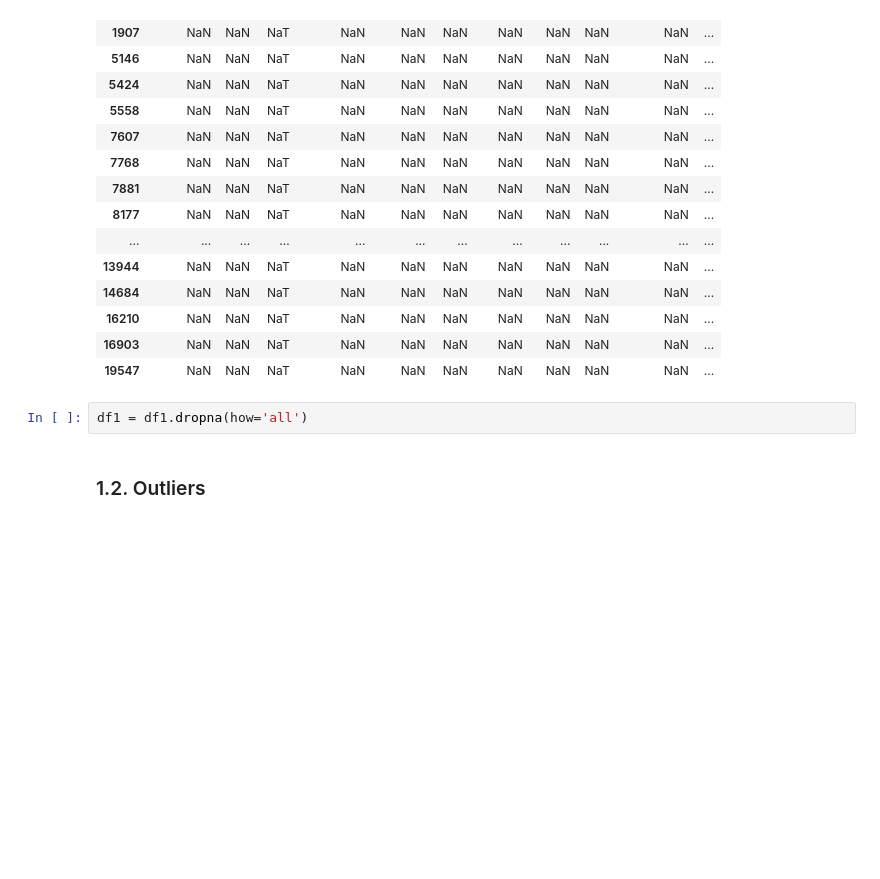
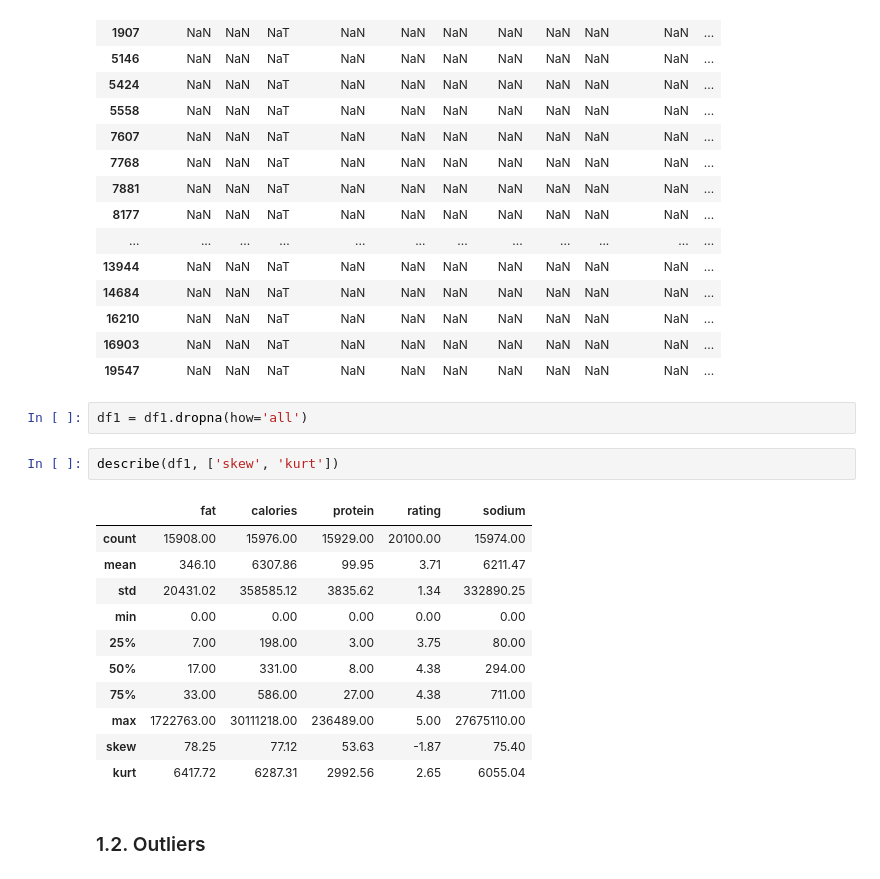
Before and after one commit to LucasZng/Oncase_Test, a Jupyter notebook: desafio_oncase_EDA.ipynb, the cells around one changed output. Saved outputs shown, nothing was run; the diff lists cells and outputs as text; blank space fills up the shorter version.

```diff
--- a/desafio_oncase_EDA.ipynb
+++ b/desafio_oncase_EDA.ipynb
@@ -134,6 +134,20 @@ df1[df1.title.isnull()]
 | 19547 | NaN | NaN | NaT | NaN | NaN | NaN | NaN | NaN | NaN | NaN | ... |
 # %%
 df1 = df1.dropna(how='all')
+# %%
+describe(df1, ['skew', 'kurt'])
+# %% [output]
+|  | fat | calories | protein | rating | sodium |
+| count | 15908.00 | 15976.00 | 15929.00 | 20100.00 | 15974.00 |
+| mean | 346.10 | 6307.86 | 99.95 | 3.71 | 6211.47 |
+| std | 20431.02 | 358585.12 | 3835.62 | 1.34 | 332890.25 |
+| min | 0.00 | 0.00 | 0.00 | 0.00 | 0.00 |
+| 25% | 7.00 | 198.00 | 3.00 | 3.75 | 80.00 |
+| 50% | 17.00 | 331.00 | 8.00 | 4.38 | 294.00 |
+| 75% | 33.00 | 586.00 | 27.00 | 4.38 | 711.00 |
+| max | 1722763.00 | 30111218.00 | 236489.00 | 5.00 | 27675110.00 |
+| skew | 78.25 | 77.12 | 53.63 | -1.87 | 75.40 |
+| kurt | 6417.72 | 6287.31 | 2992.56 | 2.65 | 6055.04 |
 # %% [markdown]
 ### 1.2. Outliers
 # %%
```
